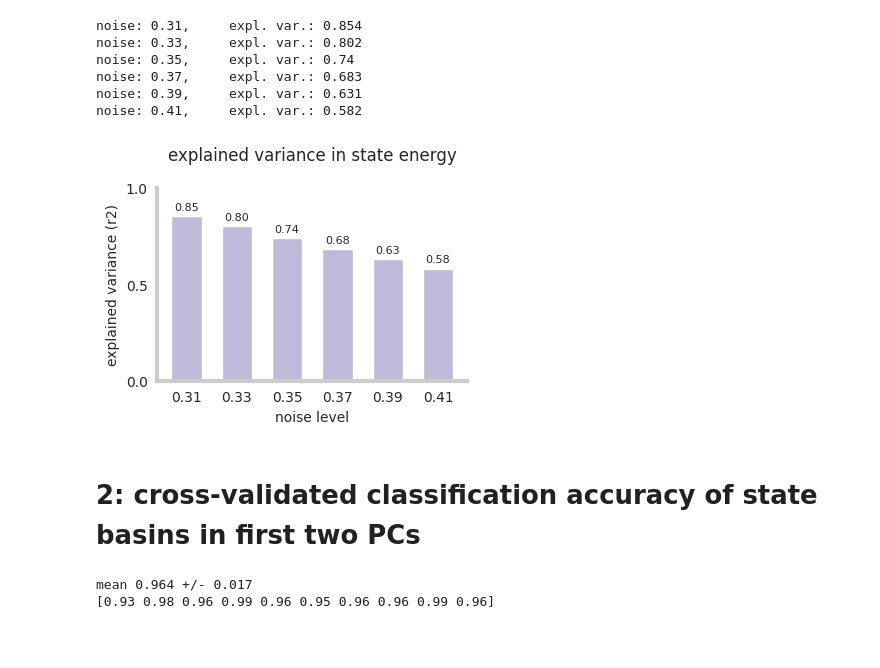
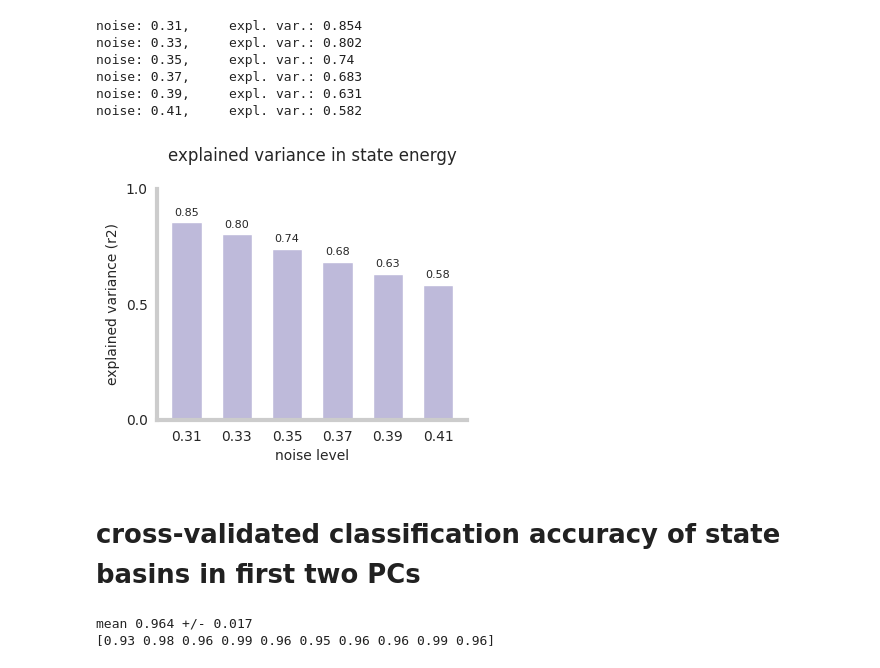
Before and after one commit to pni-lab/connattractor, a Jupyter notebook: notebooks/supplemental_material.ipynb, the cells around one changed output. Cells and saved outputs as stored; diff of their text form; code cells hidden in the pictures; blank space fills up the shorter version.

```diff
--- a/notebooks/supplemental_material.ipynb
+++ b/notebooks/supplemental_material.ipynb
@@ -60,37 +60,38 @@ noise: 0.41,     expl. var.: 0.582
 # %%
 from matplotlib.cm import get_cmap
 
 cmap = plt.colormaps['Set3']
 
-fig, ax = plt.subplots()
+fig, ax = plt.subplots(figsize=(4,3))
 
 xticks = [str(i) for i in hopfield_embeddings_all.keys()]
 
 ax.bar(xticks, expl_var, color=cmap(2), width=0.6)
 
 # Add data labels
 for x, y in zip(xticks, expl_var):
     ax.text(x, y + 0.03, f'{y:.2f}', ha='center', fontsize=8)
 
 ax.set_ylabel('explained variance (r2)')
 ax.set_xlabel('noise level')
 ax.set_title('explained variance in state energy', pad=20)
 
 ax.set_yticks([0, 0.5, 1])
 ax.set_ylim([0, 1])
 
 ax.grid(False)
 
 ax.spines['left'].set_linewidth(3)
 ax.spines['bottom'].set_linewidth(3)
 ax.spines['right'].set_visible(False)
 ax.spines['top'].set_visible(False)
 
+plt.savefig('../docs/figures/supplement/expl_variance_energy.png', bbox_inches='tight')
 plt.show()
 # %% [output]
-[figure, old version]
+[figure, new version]
 # %% [markdown]
-# 2: cross-validated classification accuracy of state basins in first two PCs
+# cross-validated classification accuracy of state basins in first two PCs
 # %%
 from joblib import Parallel, delayed
 
```
Also changed, not shown: parts of 8 cells of this notebook, 6 other files.
